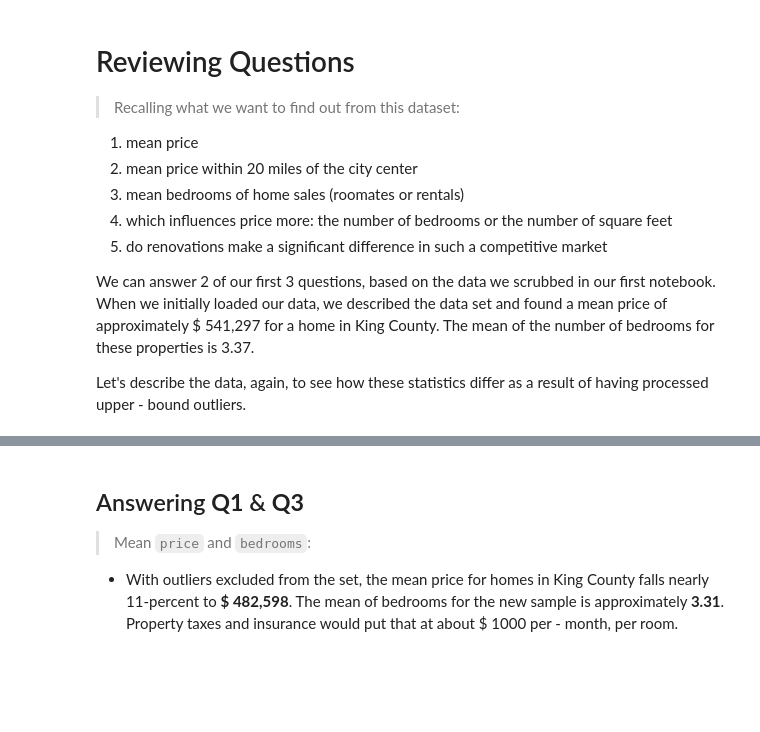
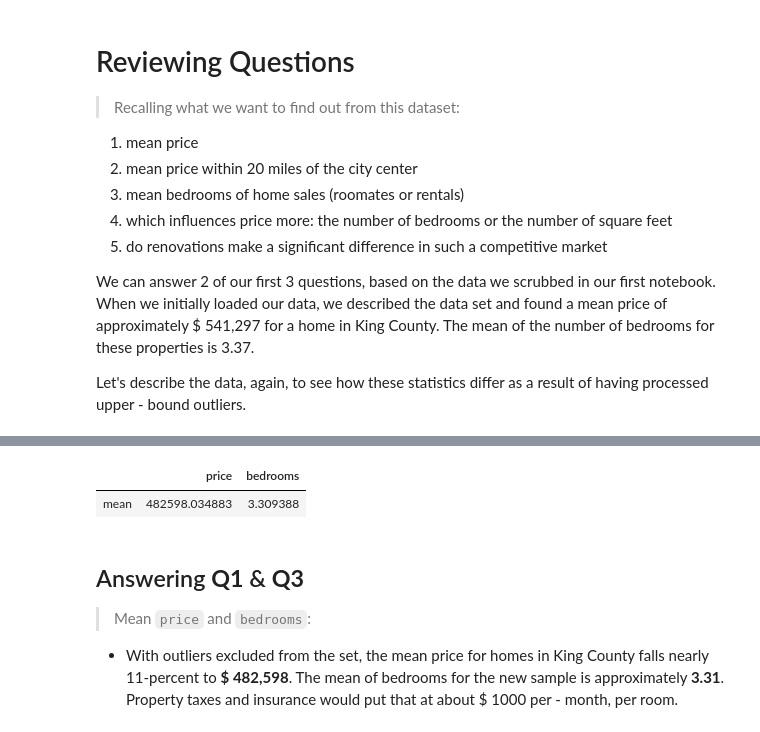
Before and after one commit to jammy-bot/dsc-mod-2-project-v2-1-online-ds-ft-120919, a Jupyter notebook: 2-eda-and-transform.ipynb, the cells around one changed output, grey strips where cells are left out. Saved outputs shown, nothing was run; the diff lists cells and outputs as text; code cells hidden in the pictures; blank space fills up the shorter version.

Commit message:
describe means

```diff
--- a/2-eda-and-transform.ipynb
+++ b/2-eda-and-transform.ipynb
@@ -47,17 +47,22 @@ We can answer 2 of our first 3 questions, based on the data we scrubbed in our f
 Let's describe the data, again, to see how these statistics differ as a result of having processed upper - bound outliers.
 # %%
 # describe statistics for the current state of the data set
-data_2.describe()
+display(data_2.describe())
+
+# describe price and bedrooms mean
+data_2.describe()[['price', 'bedrooms']][1:2]
 # %% [output]
 |  | id | date | price | bedrooms | bathrooms | sqft_living | sqft_lot | floors | waterfront | view | ... |
 | count | 1.932200e+04 | 19322.000000 | 1.932200e+04 | 19322.000000 | 19322.000000 | 19322.000000 | 19322.000000 | 19322.000000 | 19322.000000 | 19322.000000 | ... |
 | mean | 4.661958e+09 | 2014.323880 | 4.825980e+05 | 3.309388 | 2.027223 | 1926.463927 | 9374.574992 | 1.478600 | 0.000155 | 0.093883 | ... |
 | std | 2.874716e+09 | 0.467967 | 2.443034e+05 | 0.850032 | 0.686233 | 716.857532 | 9916.201968 | 0.538531 | 0.012460 | 0.405036 | ... |
 | min | 1.000102e+06 | 2014.000000 | 7.800000e+04 | 1.000000 | 0.500000 | 370.000000 | 520.000000 | 1.000000 | 0.000000 | 0.000000 | ... |
 | 25% | 2.205900e+09 | 2014.000000 | 3.100000e+05 | 3.000000 | 1.500000 | 1380.000000 | 5000.000000 | 1.000000 | 0.000000 | 0.000000 | ... |
 | 50% | 4.023801e+09 | 2014.000000 | 4.300000e+05 | 3.000000 | 2.000000 | 1830.000000 | 7316.000000 | 1.000000 | 0.000000 | 0.000000 | ... |
 | 75% | 7.399301e+09 | 2015.000000 | 5.950000e+05 | 4.000000 | 2.500000 | 2390.000000 | 9805.500000 | 2.000000 | 0.000000 | 0.000000 | ... |
 | max | 9.900000e+09 | 2015.000000 | 2.950000e+06 | 6.000000 | 4.250000 | 4600.000000 | 130680.000000 | 3.000000 | 1.000000 | 2.000000 | ... |
+|  | price | bedrooms |
+| mean | 482598.034883 | 3.309388 |
 # %% [markdown]
 ## Answering __Q1__ & __Q3__
 > Mean `price` and `bedrooms`:
```
Also changed, not shown: 1 other file.
